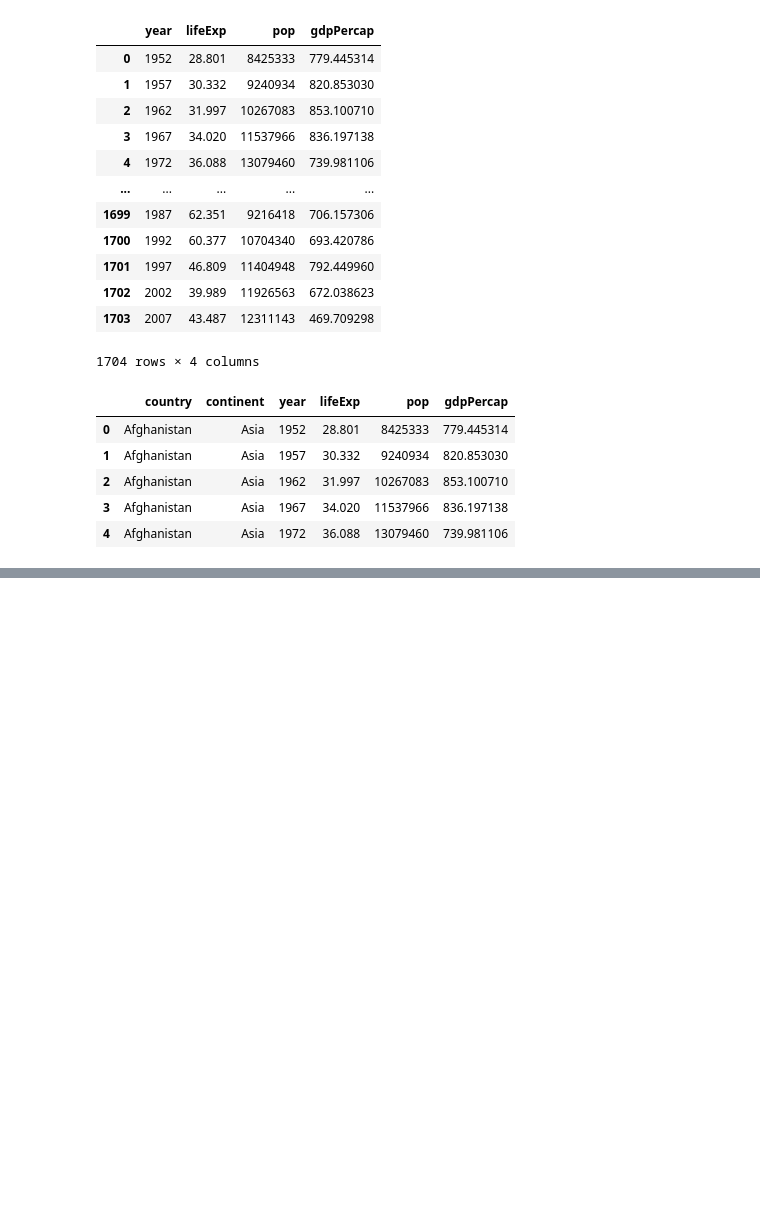
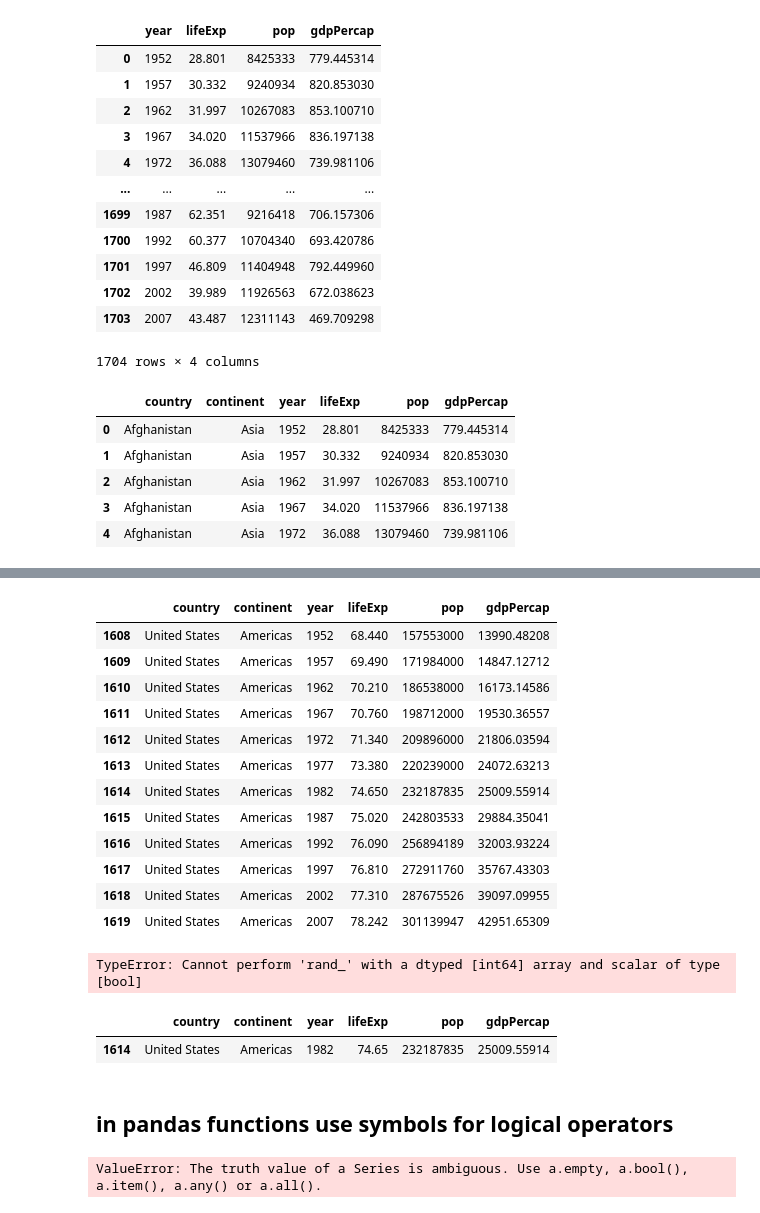
Before and after one commit to Akashdl/scipy-2019-pandas, a Jupyter notebook: myNotebooks/1_Intro.ipynb, the cells around one changed output, grey strips where cells are left out. Saved outputs shown, nothing was run; the diff lists cells and outputs as text; code cells hidden in the pictures; blank space fills up the shorter version.

```diff
--- a/myNotebooks/1_Intro.ipynb
+++ b/myNotebooks/1_Intro.ipynb
@@ -208,0 +301,33 @@ df.head()
+# %%
+# for verbosity write colon to select all the columns
+df.loc[df["country"] == "United States", :]
+# %% [output]
+|  | country | continent | year | lifeExp | pop | gdpPercap |
+| 1608 | United States | Americas | 1952 | 68.440 | 157553000 | 13990.48208 |
+| 1609 | United States | Americas | 1957 | 69.490 | 171984000 | 14847.12712 |
+| 1610 | United States | Americas | 1962 | 70.210 | 186538000 | 16173.14586 |
+| 1611 | United States | Americas | 1967 | 70.760 | 198712000 | 19530.36557 |
+| 1612 | United States | Americas | 1972 | 71.340 | 209896000 | 21806.03594 |
+| 1613 | United States | Americas | 1977 | 73.380 | 220239000 | 24072.63213 |
+| 1614 | United States | Americas | 1982 | 74.650 | 232187835 | 25009.55914 |
+| 1615 | United States | Americas | 1987 | 75.020 | 242803533 | 29884.35041 |
+| 1616 | United States | Americas | 1992 | 76.090 | 256894189 | 32003.93224 |
+| 1617 | United States | Americas | 1997 | 76.810 | 272911760 | 35767.43303 |
+| 1618 | United States | Americas | 2002 | 77.310 | 287675526 | 39097.09955 |
+| 1619 | United States | Americas | 2007 | 78.242 | 301139947 | 42951.65309 |
+# %%
+df.loc[df["country"] == "United States" & df['year']==1982, :] # pandas throws bitwise operation error
+# %% [output]
+TypeError: Cannot perform 'rand_' with a dtyped [int64] array and scalar of type [bool]
+# %%
+# put operands between paranthesis for logical operators to avoid error thrown by pandas
+df.loc[(df["country"] == "United States") & (df['year']==1982), :]
+# %% [output]
+|  | country | continent | year | lifeExp | pop | gdpPercap |
+| 1614 | United States | Americas | 1982 | 74.65 | 232187835 | 25009.55914 |
+# %% [markdown]
+## in pandas functions use symbols for logical operators
+# %%
+df.loc[(df["country"] and "United States") & (df['year']==1982), :]
+# %% [output]
+ValueError: The truth value of a Series is ambiguous. Use a.empty, a.bool(), a.item(), a.any() or a.all().
```
Also changed, not shown: parts of 26 cells of this notebook, 5 other files.
